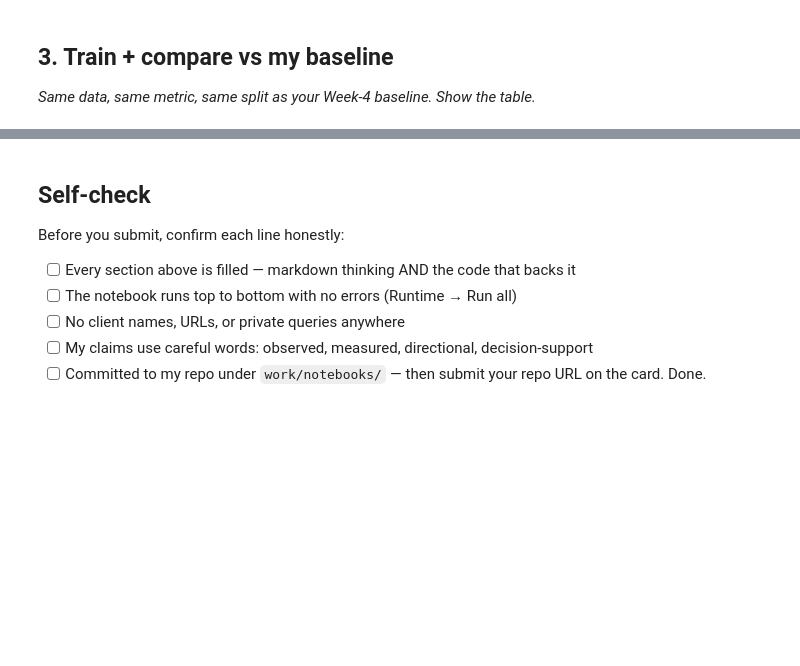
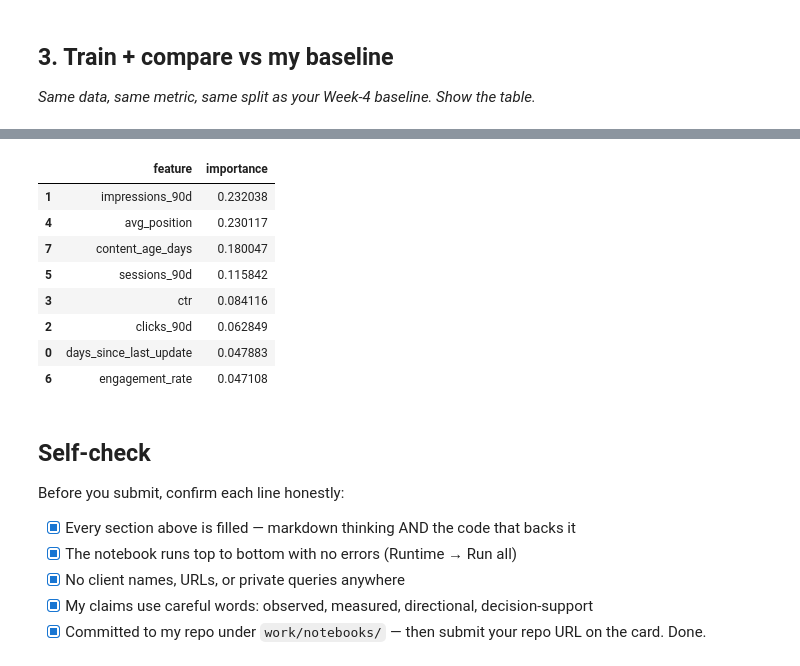
Before and after one commit to Mahid-Imran/flyrank-ml-internship-mahid-assignment2, a Jupyter notebook: work/notebooks/w05_model.ipynb, the cells around one changed output, grey strips where cells are left out. Drawn from its saved outputs; the diff is of its cells as text; code cells hidden in the pictures; blank space fills up the shorter version.

Commit message:
models

```diff
--- a/work/notebooks/w05_model.ipynb
+++ b/work/notebooks/w05_model.ipynb
@@ -22,0 +55,9 @@ This skeleton is yours to fill. Work the sections **in order** — each one has
+# %%
+df["target"] = (
+    df["trend_direction"]
+    .eq("down")
+    .astype(int)
+)
+
+
+df["target"].value_counts()
@@ -36,0 +137,17 @@ This skeleton is yours to fill. Work the sections **in order** — each one has
+# %%
+from sklearn.ensemble import RandomForestClassifier
+
+
+rf_model = RandomForestClassifier(
+    n_estimators=200,
+    random_state=42
+)
+
+
+rf_model.fit(
+    X_train,
+    y_train
+)
+
+
+rf_pred = rf_model.predict(X_test)
@@ -37,10 +230,35 @@ This skeleton is yours to fill. Work the sections **in order** — each one has
+# %%
+importance = pd.DataFrame({
+
+"feature":features,
+
+"importance":
+rf_model.feature_importances_
+
+})
+
+
+importance.sort_values(
+    "importance",
+    ascending=False
+)
+# %% [output]
+|  | feature | importance |
+| 1 | impressions_90d | 0.232038 |
+| 4 | avg_position | 0.230117 |
+| 7 | content_age_days | 0.180047 |
+| 5 | sessions_90d | 0.115842 |
+| 3 | ctr | 0.084116 |
+| 2 | clicks_90d | 0.062849 |
+| 0 | days_since_last_update | 0.047883 |
+| 6 | engagement_rate | 0.047108 |
 # %% [markdown]
 ## Self-check
 
 Before you submit, confirm each line honestly:
 
-- [ ] Every section above is filled — markdown thinking AND the code that backs it
-- [ ] The notebook runs top to bottom with no errors (Runtime → Run all)
-- [ ] No client names, URLs, or private queries anywhere
-- [ ] My claims use careful words: observed, measured, directional, decision-support
-- [ ] Committed to my repo under `work/notebooks/` — then submit your repo URL on the card. Done.
+- [x] Every section above is filled — markdown thinking AND the code that backs it
+- [x] The notebook runs top to bottom with no errors (Runtime → Run all)
+- [x] No client names, URLs, or private queries anywhere
+- [x] My claims use careful words: observed, measured, directional, decision-support
+- [x] Committed to my repo under `work/notebooks/` — then submit your repo URL on the card. Done.
```
Also changed, not shown: parts of 18 cells of this notebook.
